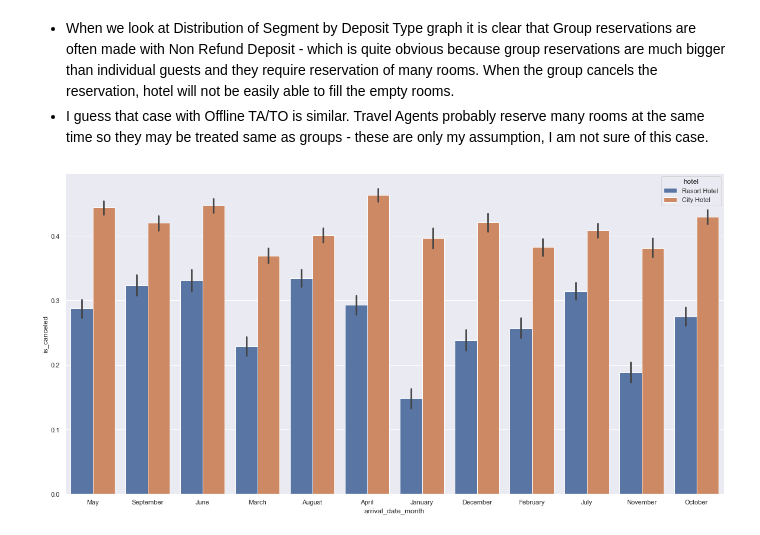
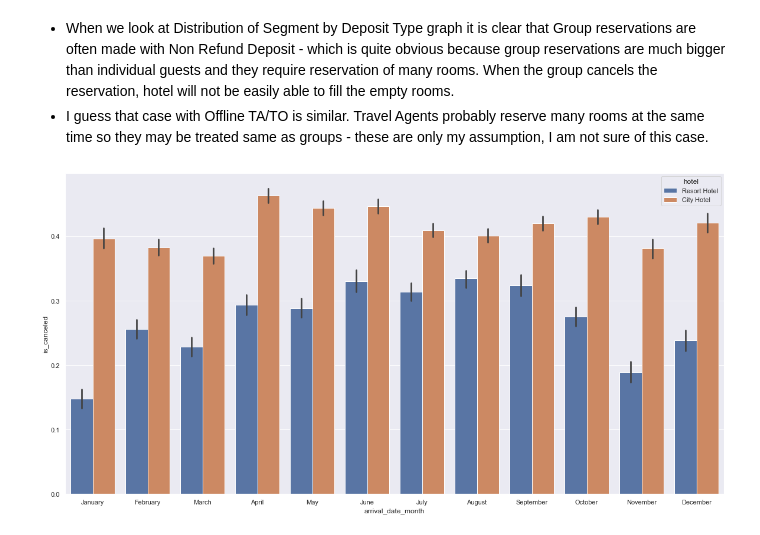
Before and after one commit to jakubtyminski/DS_Projects, a Jupyter notebook: hotel_booking_project/hotel_booking_project.ipynb, the cells around one changed output. Drawn from its saved outputs; the diff is of its cells as text; code cells hidden in the pictures.

Commit message:
Hotel changes

```diff
--- a/hotel_booking_project/hotel_booking_project.ipynb
+++ b/hotel_booking_project/hotel_booking_project.ipynb
@@ -249,8 +249,11 @@ ax = sns.countplot(x = "market_segment", hue = 'deposit_type', data = data)
 # %% [markdown]
 - When we look at Distribution of Segment by Deposit Type graph it is clear that Group reservations are often made with Non Refund Deposit - which is quite obvious because group reservations are much bigger than individual guests and they require reservation of many rooms. When the group cancels the reservation, hotel will not be easily able to fill the empty rooms.
 - I guess that case with Offline TA/TO is similar. Travel Agents probably reserve many rooms at the same time so they may be treated same as groups - these are only my assumption, I am not sure of this case.
+# %%
+months = ['January', 'February', 'March', 'April', 'May', 'June', 'July', 'August', 'September', 'October', \
+         'November', 'December']
 # %%
 plt.figure(figsize = (20,10))
-sns.barplot(x = 'arrival_date_month', y = 'is_canceled', hue = 'hotel', data = data);
+sns.barplot(x = 'arrival_date_month', y = 'is_canceled', hue = 'hotel', data = data, order = months);
 # %% [output]
-[figure, old version]
+[figure, new version]
```
Also changed, not shown: parts of 13 cells of this notebook, 1 other file.
